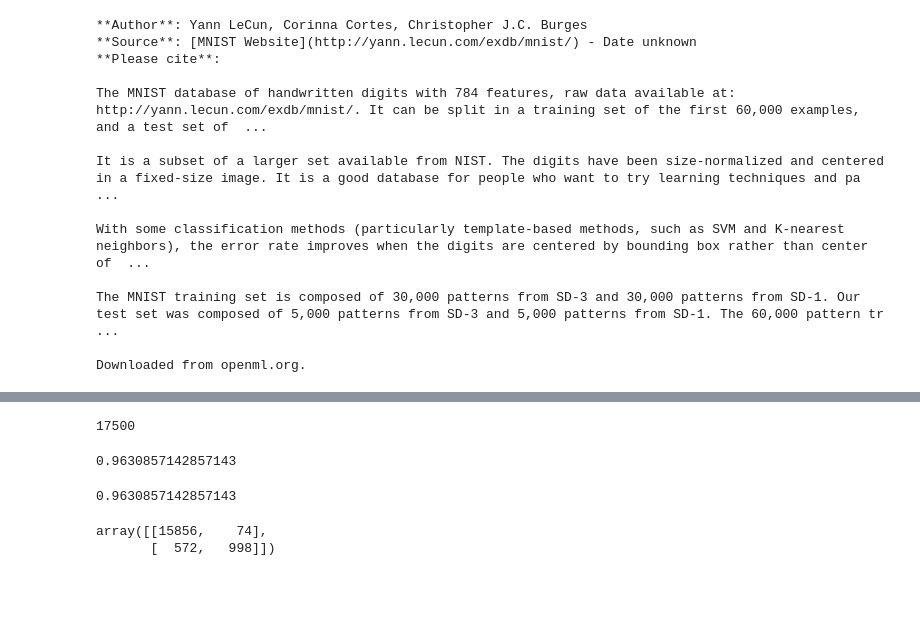
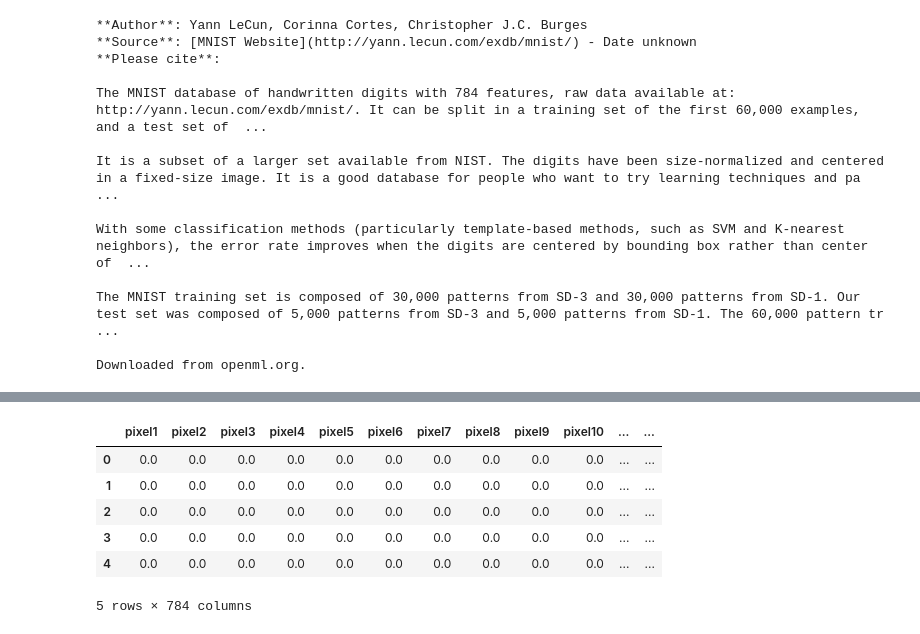
Before and after one commit to Pepcoders/Data-Science-February, a Jupyter notebook: Project/MNIST_Classification.ipynb, the cells around one changed output, grey strips where cells are left out. Drawn from its saved outputs; the diff is of its cells as text; code cells hidden in the pictures; blank space fills up the shorter version.

```diff
--- a/Project/MNIST_Classification.ipynb
+++ b/Project/MNIST_Classification.ipynb
@@ -132,8 +53,0 @@ score = y_pred == yval
-# %%
-y_pred.size
-# %% [output]
-17500
-# %%
-score.sum() / y_pred.size
-# %% [output]
-0.9630857142857143
@@ -142,11 +54,12 @@ from sklearn.metrics import accuracy_score
-# %%
-accuracy_score(yval, y_pred)
-# %% [output]
-0.9630857142857143
-# %%
-from sklearn import metrics
-
-metrics.confusion_matrix(yval, y_pred)
-# %% [output]
-array([[15856,    74],
-       [  572,   998]])
+# %%
+#There are 70,000 images, and each image has 784 features. This is because each image is 28×28 pixels,
+#and each feature simply represents one pixel’s intensity, from 0 (white) to 255 (black).
+df.data.head()
+# %% [output]
+|  | pixel1 | pixel2 | pixel3 | pixel4 | pixel5 | pixel6 | pixel7 | pixel8 | pixel9 | pixel10 | ... | ... |
+| 0 | 0.0 | 0.0 | 0.0 | 0.0 | 0.0 | 0.0 | 0.0 | 0.0 | 0.0 | 0.0 | ... | ... |
+| 1 | 0.0 | 0.0 | 0.0 | 0.0 | 0.0 | 0.0 | 0.0 | 0.0 | 0.0 | 0.0 | ... | ... |
+| 2 | 0.0 | 0.0 | 0.0 | 0.0 | 0.0 | 0.0 | 0.0 | 0.0 | 0.0 | 0.0 | ... | ... |
+| 3 | 0.0 | 0.0 | 0.0 | 0.0 | 0.0 | 0.0 | 0.0 | 0.0 | 0.0 | 0.0 | ... | ... |
+| 4 | 0.0 | 0.0 | 0.0 | 0.0 | 0.0 | 0.0 | 0.0 | 0.0 | 0.0 | 0.0 | ... | ... |
+5 rows × 784 columns
```
Also changed, not shown: parts of 48 cells of this notebook.
